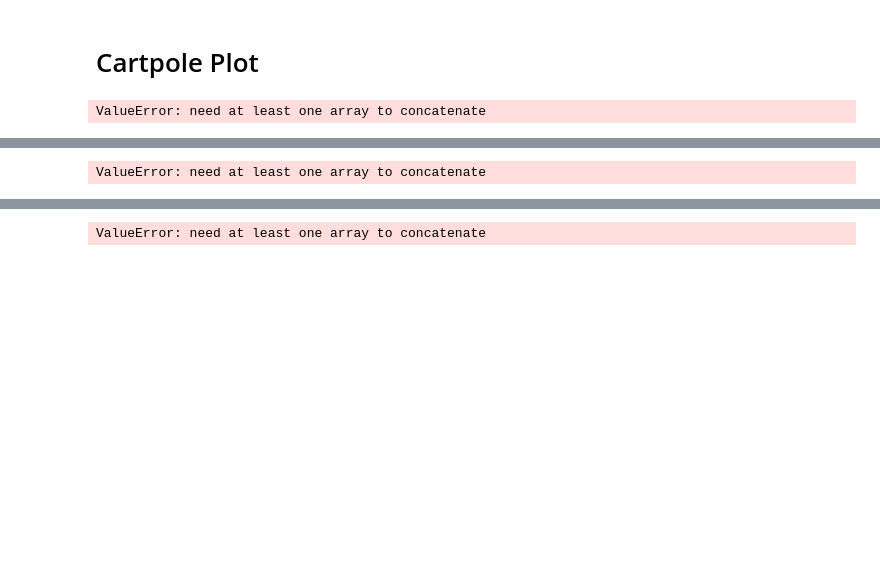
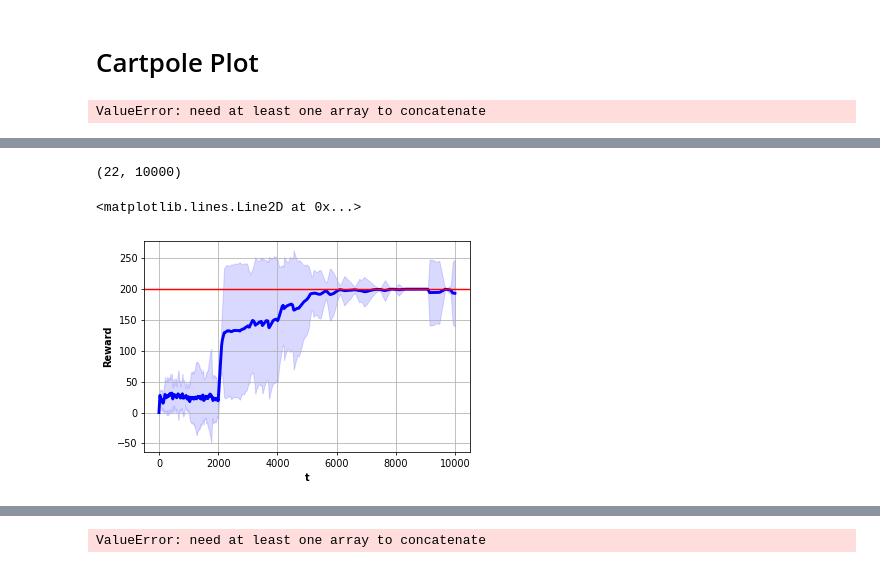
Before and after one commit to anhddo/oppoliter, a Jupyter notebook: notebook/ls-avg-reward.ipynb, the cells around one changed output, grey strips where cells are left out. Drawn from its saved outputs; the diff is of its cells as text; code cells hidden in the pictures; blank space fills up the shorter version.

```diff
--- a/notebook/ls-avg-reward.ipynb
+++ b/notebook/ls-avg-reward.ipynb
@@ -65,9 +72,14 @@ algo-val-env-CartPole-v1-fourier_order-2-beta-2.0-lambda-1.0-step-100000-discoun
+# %%
+M.shape
+# %% [output]
+(22, 10000)
 # %%
-M = preprocess('../tmp/algo-val-env-CartPole-v1-fourier_order-2-beta-2.0-lambda-1.0-step-100000-discount-0.99')
+M = preprocess('../tmp/algo-pol-env-CartPole-v0-fourier_order-2-beta-2.0-lambda-1.0-step-10000-discount-0.99sample_len-1000-n_eval-5')
 plt.grid()
 line_95_percent(M, 'avg')
 plt.xlabel('t', fontweight='bold')
 plt.ylabel('Reward', fontweight='bold')
-plt.axhline(500, color='r')
+plt.axhline(200, color='r')
 # %% [output]
-ValueError: need at least one array to concatenate
+<matplotlib.lines.Line2D at 0x...>
+[figure, added]
```
Also changed, not shown: parts of 4 cells of this notebook, 10 other files.
